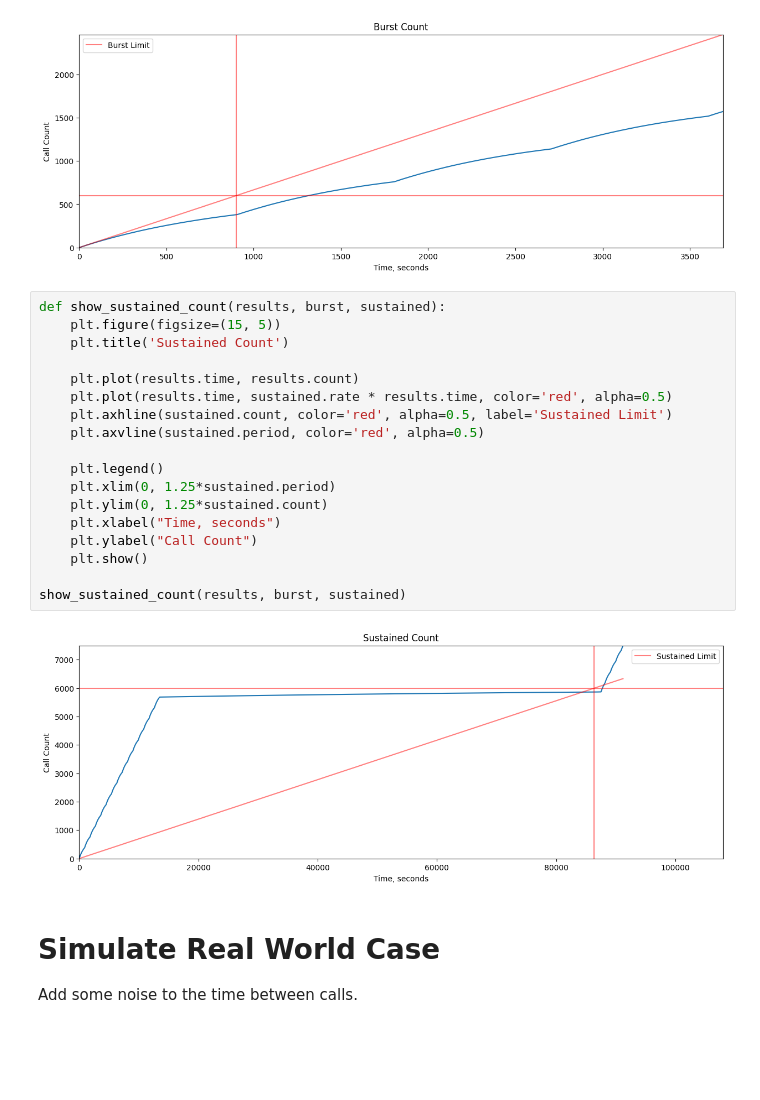
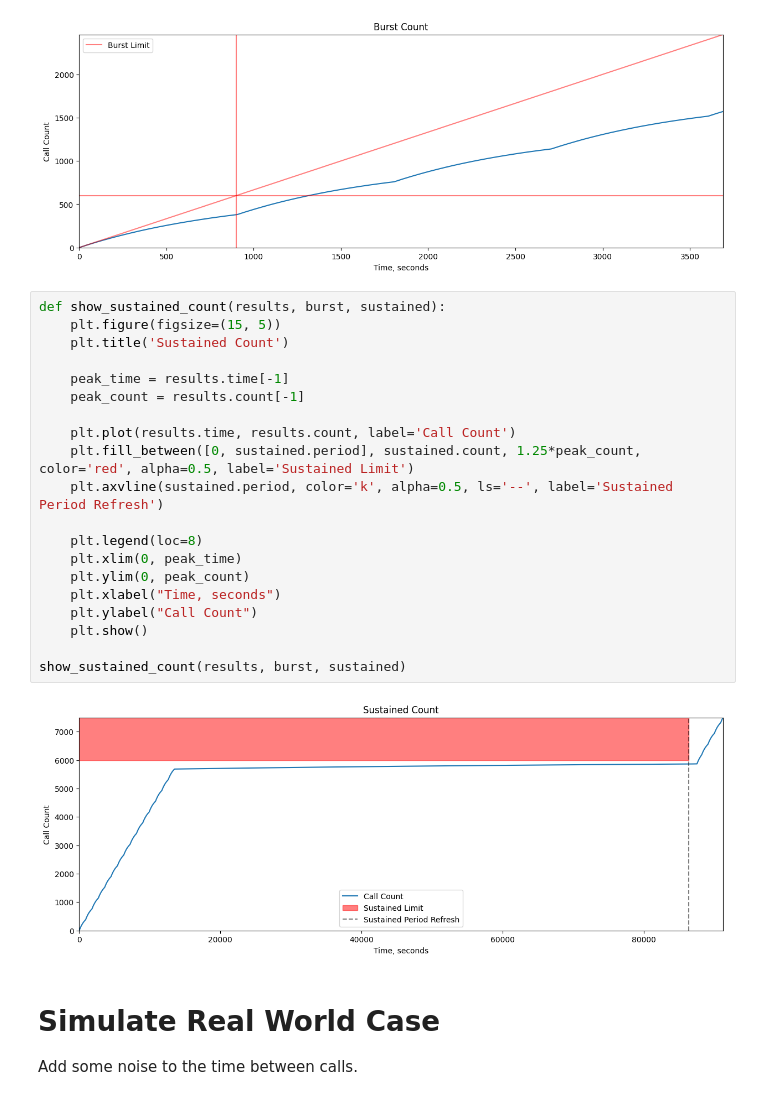
Before and after one commit to racersmith/generic-cell-rate-algorithm, a Jupyter notebook: example.ipynb, the cells around one changed output. Drawn from its saved outputs; the diff is of its cells as text; blank space fills up the shorter version.

```diff
--- a/example.ipynb
+++ b/example.ipynb
@@ -232,23 +232,25 @@ show_burst_count(results, burst, sustained)
 # %%
 def show_sustained_count(results, burst, sustained):
     plt.figure(figsize=(15, 5))
     plt.title('Sustained Count')
 
-    plt.plot(results.time, results.count)
-    plt.plot(results.time, sustained.rate * results.time, color='red', alpha=0.5)
-    plt.axhline(sustained.count, color='red', alpha=0.5, label='Sustained Limit')
-    plt.axvline(sustained.period, color='red', alpha=0.5)
+    peak_time = results.time[-1]
+    peak_count = results.count[-1]
 
-    plt.legend()
-    plt.xlim(0, 1.25*sustained.period)
-    plt.ylim(0, 1.25*sustained.count)
+    plt.plot(results.time, results.count, label='Call Count')
+    plt.fill_between([0, sustained.period], sustained.count, 1.25*peak_count, color='red', alpha=0.5, label='Sustained Limit')
+    plt.axvline(sustained.period, color='k', alpha=0.5, ls='--', label='Sustained Period Refresh')
+
+    plt.legend(loc=8)
+    plt.xlim(0, peak_time)
+    plt.ylim(0, peak_count)
     plt.xlabel("Time, seconds")
     plt.ylabel("Call Count")
     plt.show()
 
 show_sustained_count(results, burst, sustained)
 # %% [output]
-[figure, old version]
+[figure, new version]
 # %% [markdown]
 # Simulate Real World Case
 
```
Also changed, not shown: parts of 2 cells of this notebook, 4 other files.
